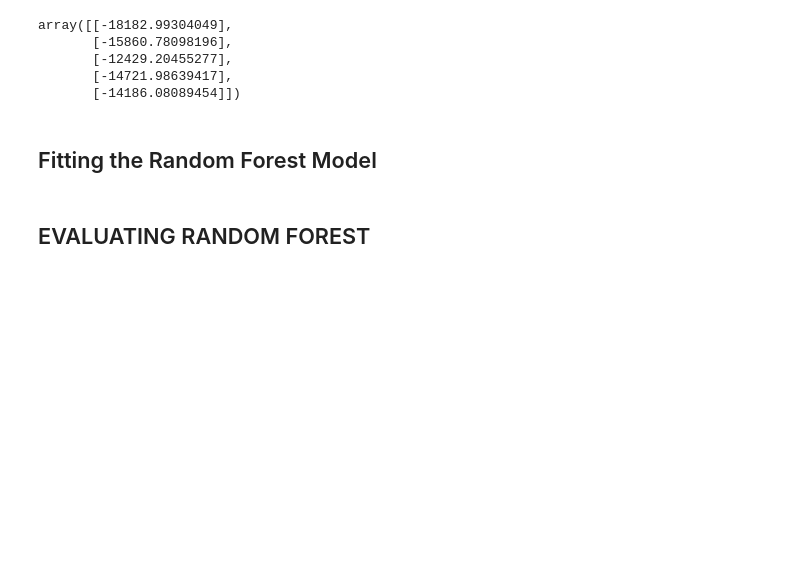
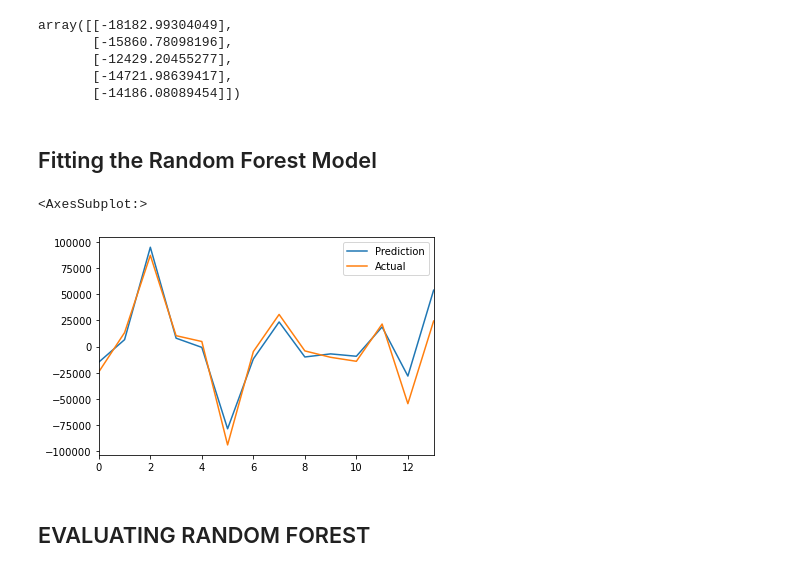
Before and after one commit to junaidqamer/HolidaySales, a Jupyter notebook: Main_notebook.ipynb, the cells around one changed output. Drawn from its saved outputs; the diff is of its cells as text; code cells hidden in the pictures; blank space fills up the shorter version.

```diff
--- a/Main_notebook.ipynb
+++ b/Main_notebook.ipynb
@@ -720,7 +735,7 @@ rmse
 # RANDOM FOREST MODEL
 # %%
 # Define features set
-X = MAIN_df.copy()
+X = Main_df.copy()
 X.drop({"sales"}, axis=1, inplace=True)
 X.head()
 
@@ -745,6 +760,13 @@ rf_model = RandomForestRegressor(n_estimators=500, random_state=78)
 rf_model = rf_model.fit(X_train, y_train)
 # Making predictions using the testing data
 predictions = rf_model.predict(X_test)
+# %%
+
+Predictions_forest=pd.DataFrame({"Prediction": predictions, "Actual": y_test.ravel()}).head(20)
+Predictions_forest.plot()
+# %% [output]
+<AxesSubplot:>
+[figure, added]
 # %% [markdown]
 ## EVALUATING RANDOM FOREST
 # %%
```
Also changed, not shown: parts of 26 cells of this notebook, 1 other file.
